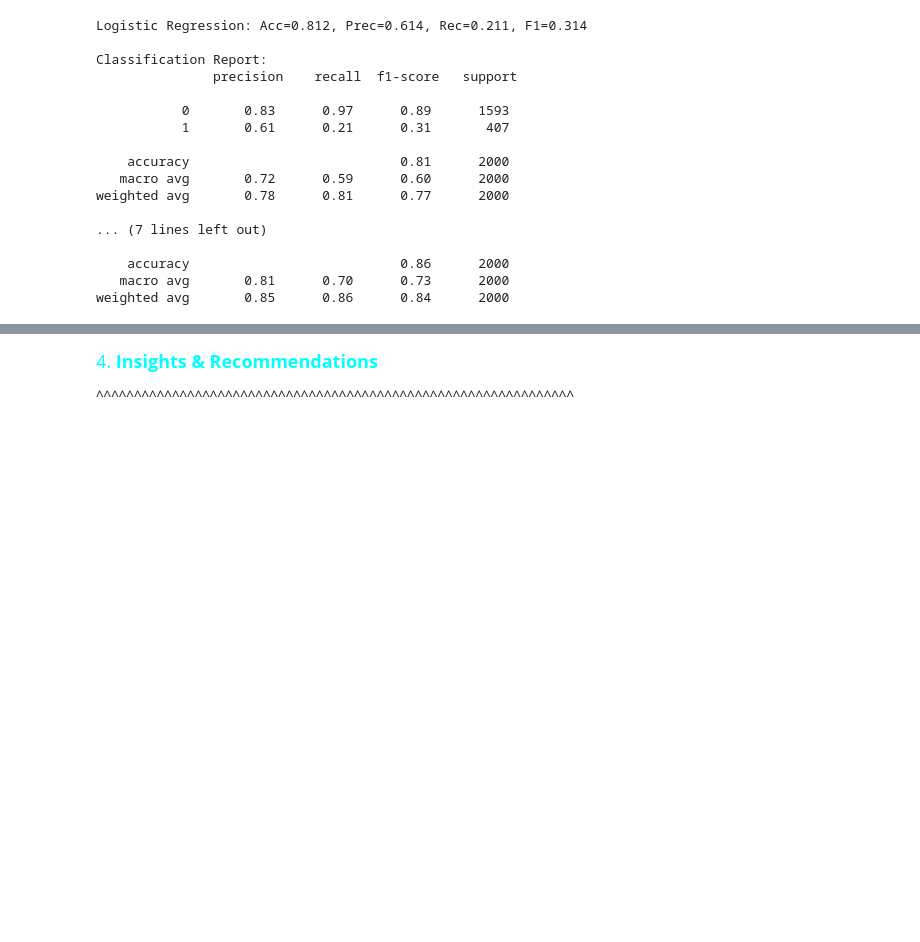
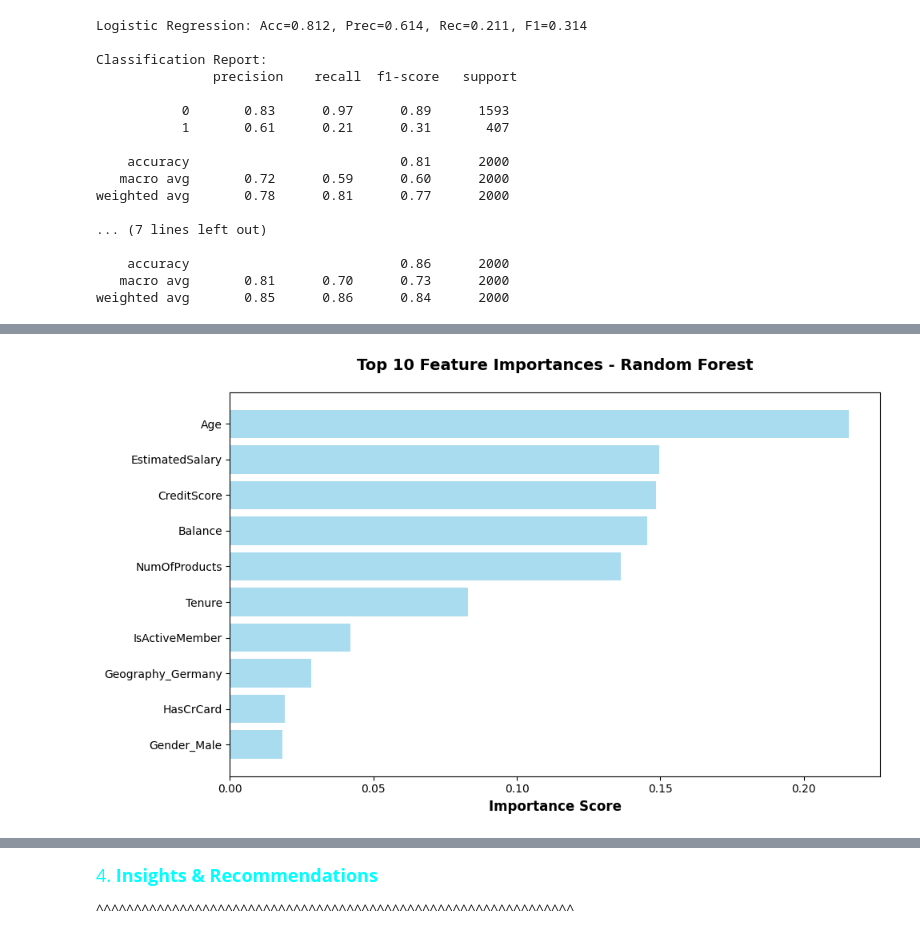
Before and after one commit to Kanakbaghel/Bank_Customer_Churn_Analysis, a Jupyter notebook: Project_Notebook.ipynb, the cells around one changed output, grey strips where cells are left out. Saved outputs shown, nothing was run; the diff lists cells and outputs as text; code cells hidden in the pictures; blank space fills up the shorter version.

```diff
--- a/Project_Notebook.ipynb
+++ b/Project_Notebook.ipynb
@@ -750,0 +819,12 @@ weighted avg       0.85      0.86      0.84      2000
+# %%
+top_features = importances.head(10)  # Top 10
+plt.figure(figsize=(10, 6))
+plt.barh(range(len(top_features)), top_features.values, color='skyblue', alpha=0.7)
+plt.yticks(range(len(top_features)), top_features.index)
+plt.xlabel('Importance Score', fontsize=12, fontweight='bold')
+plt.title('Top 10 Feature Importances - Random Forest', fontsize=14, fontweight='bold', pad=20)
+plt.gca().invert_yaxis()  # Highest on top
+plt.tight_layout()
+plt.show()
+# %% [output]
+[figure, added]
```
Also changed, not shown: parts of 9 cells of this notebook.
